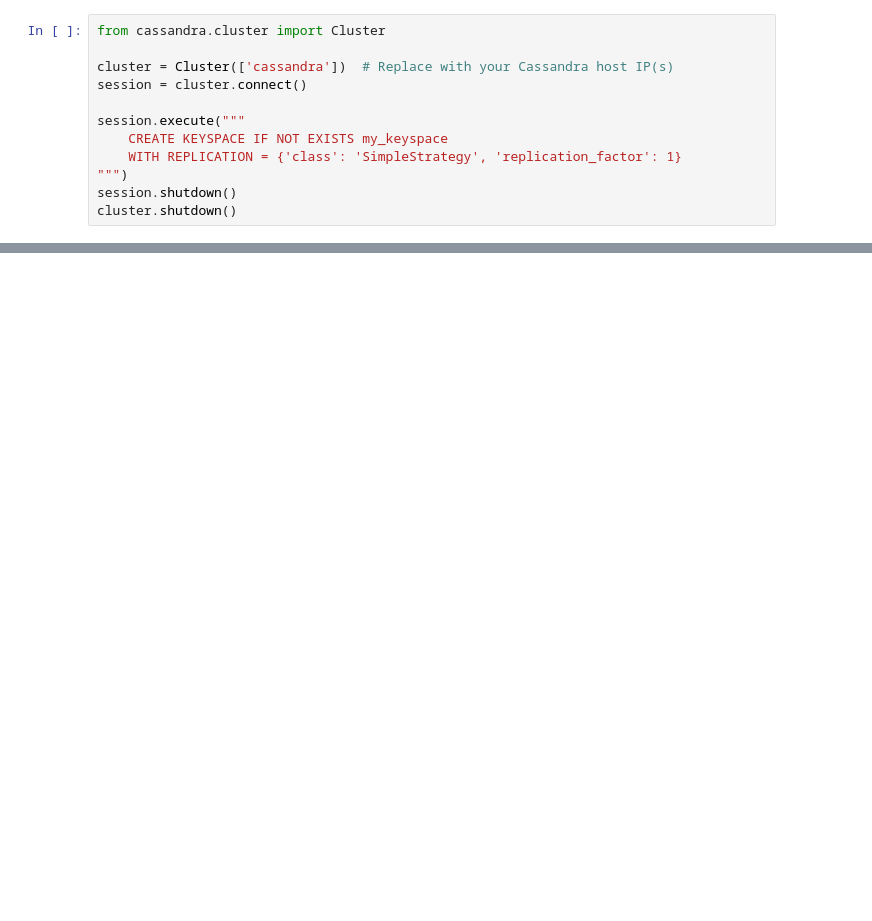
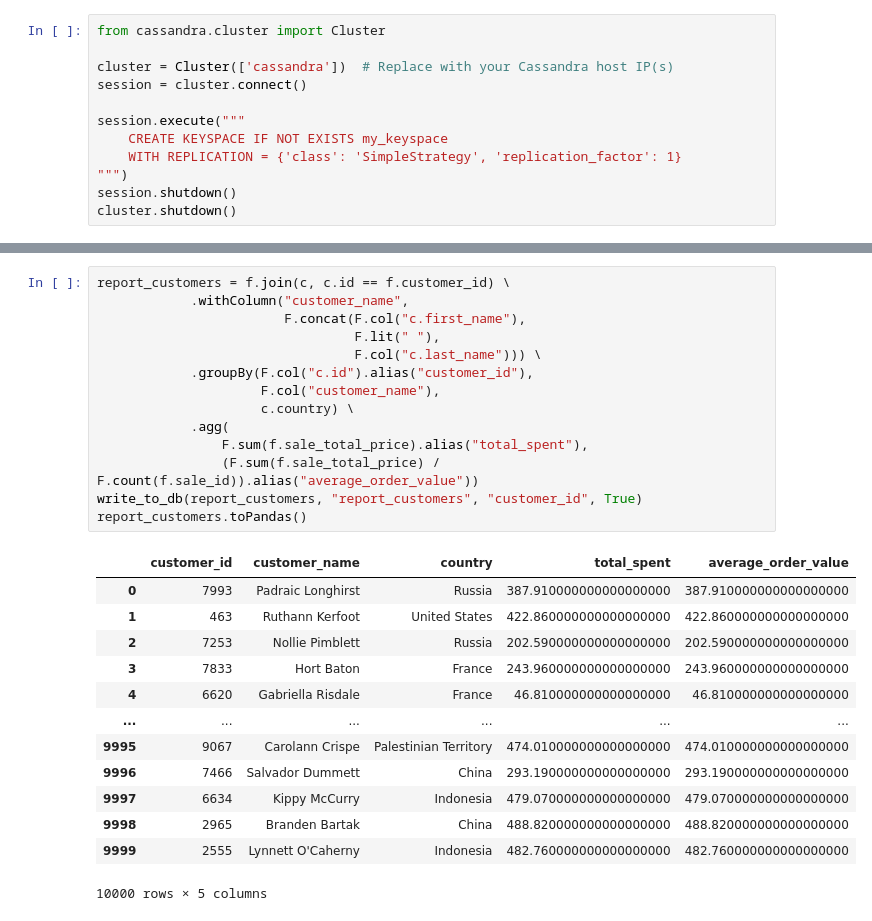
Before and after one commit to zggff/mai_bd_lab2, a Jupyter notebook: notebooks/datamarts.ipynb, the cells around one changed output, grey strips where cells are left out. Saved outputs shown, nothing was run; the diff lists cells and outputs as text; blank space fills up the shorter version.

```diff
--- a/notebooks/datamarts.ipynb
+++ b/notebooks/datamarts.ipynb
@@ -444,0 +111,28 @@ ratings_correlation.toPandas()
+# %%
+report_customers = f.join(c, c.id == f.customer_id) \
+            .withColumn("customer_name",
+                        F.concat(F.col("c.first_name"),
+                                 F.lit(" "),
+                                 F.col("c.last_name"))) \
+            .groupBy(F.col("c.id").alias("customer_id"),
+                     F.col("customer_name"),
+                     c.country) \
+            .agg(
+                F.sum(f.sale_total_price).alias("total_spent"),
+                (F.sum(f.sale_total_price) / F.count(f.sale_id)).alias("average_order_value"))
+write_to_db(report_customers, "report_customers", "customer_id", True)
+report_customers.toPandas()
+# %% [output]
+|  | customer_id | customer_name | country | total_spent | average_order_value |
+| 0 | 7993 | Padraic Longhirst | Russia | 387.910000000000000000 | 387.910000000000000000 |
+| 1 | 463 | Ruthann Kerfoot | United States | 422.860000000000000000 | 422.860000000000000000 |
+| 2 | 7253 | Nollie Pimblett | Russia | 202.590000000000000000 | 202.590000000000000000 |
+| 3 | 7833 | Hort Baton | France | 243.960000000000000000 | 243.960000000000000000 |
+| 4 | 6620 | Gabriella Risdale | France | 46.810000000000000000 | 46.810000000000000000 |
+| ... | ... | ... | ... | ... | ... |
+| 9995 | 9067 | Carolann Crispe | Palestinian Territory | 474.010000000000000000 | 474.010000000000000000 |
+| 9996 | 7466 | Salvador Dummett | China | 293.190000000000000000 | 293.190000000000000000 |
+| 9997 | 6634 | Kippy McCurry | Indonesia | 479.070000000000000000 | 479.070000000000000000 |
+| 9998 | 2965 | Branden Bartak | China | 488.820000000000000000 | 488.820000000000000000 |
+| 9999 | 2555 | Lynnett O'Caherny | Indonesia | 482.760000000000000000 | 482.760000000000000000 |
+10000 rows × 5 columns
```
Also changed, not shown: parts of 32 cells of this notebook, 3 other files.
